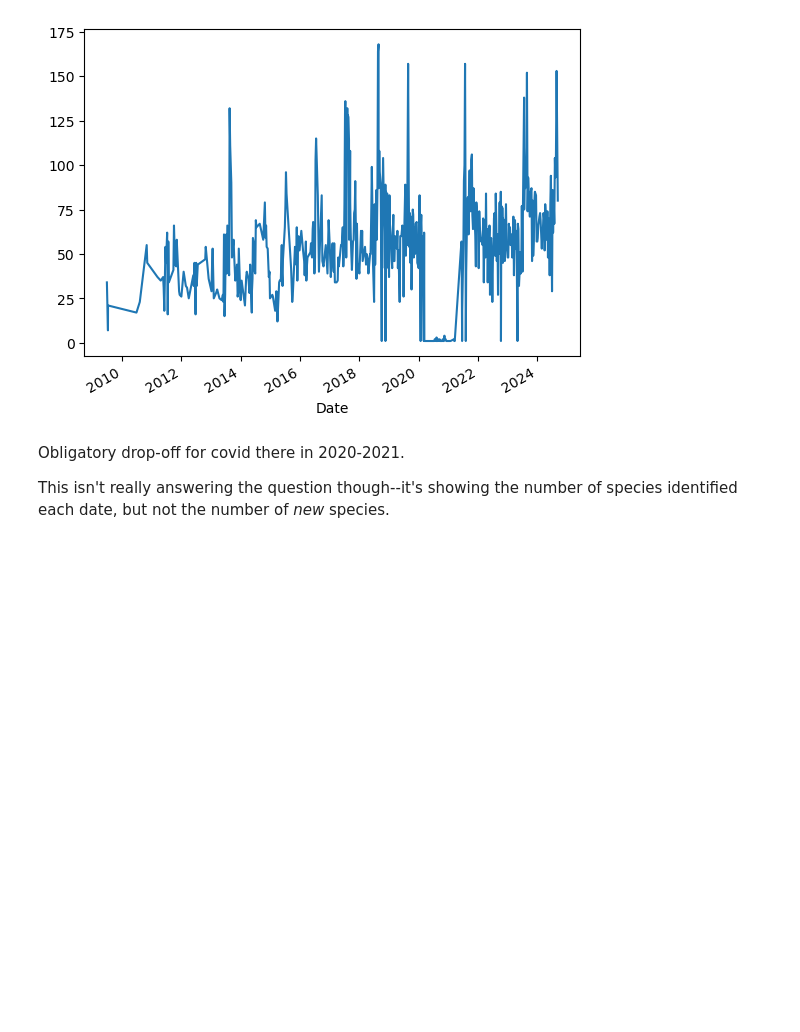
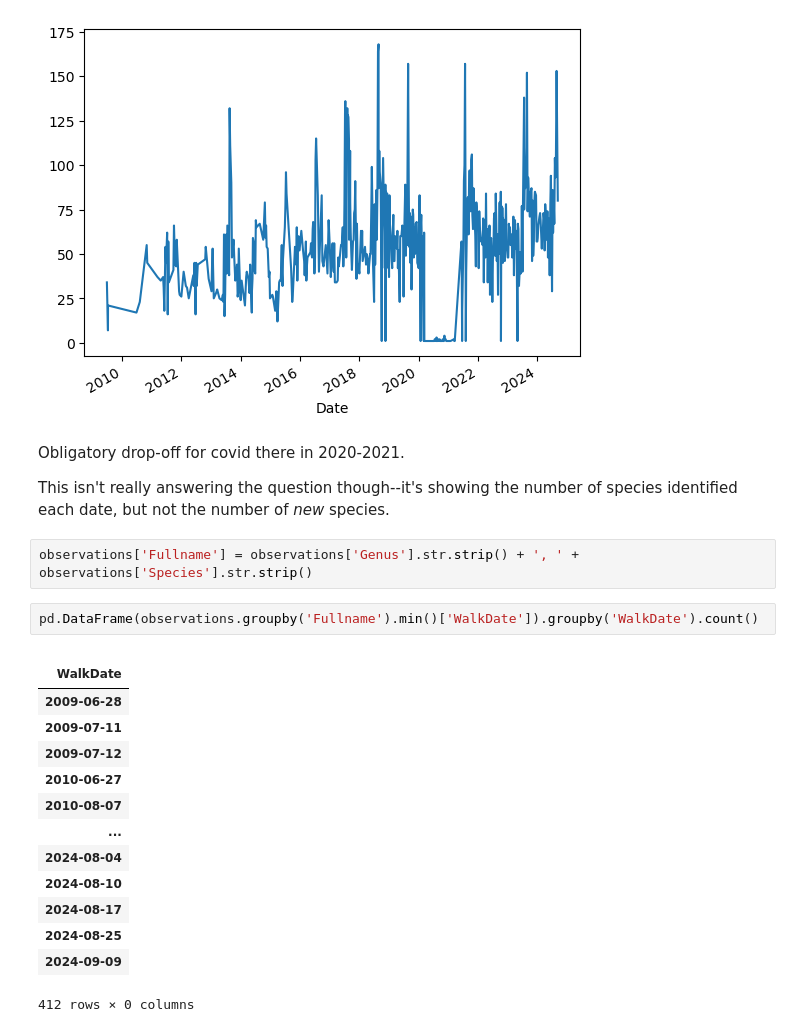
Before and after one commit to newyorkmyc/walks-list, a Jupyter notebook: new_species.ipynb, the cells around one changed output. Saved outputs shown, nothing was run; the diff lists cells and outputs as text; blank space fills up the shorter version.

Commit message:
Try new approach: min date per species, then groupby again

```diff
--- a/new_species.ipynb
+++ b/new_species.ipynb
@@ -84,3 +85,22 @@ observations.groupby('Date')['Species'].nunique().plot()
 Obligatory drop-off for covid there in 2020-2021.
 
 This isn't really answering the question though--it's showing the number of species identified each date, but not the number of *new* species.
+# %%
+observations['Fullname'] = observations['Genus'].str.strip() + ', ' + observations['Species'].str.strip()
+# %%
+pd.DataFrame(observations.groupby('Fullname').min()['WalkDate']).groupby('WalkDate').count()
+# %% [output]
+|  |
+| WalkDate |
+| 2009-06-28 |
+| 2009-07-11 |
+| 2009-07-12 |
+| 2010-06-27 |
+| 2010-08-07 |
+| ... |
+| 2024-08-04 |
+| 2024-08-10 |
+| 2024-08-17 |
+| 2024-08-25 |
+| 2024-09-09 |
+412 rows × 0 columns
```
Also changed, not shown: parts of 1 cell of this notebook.
